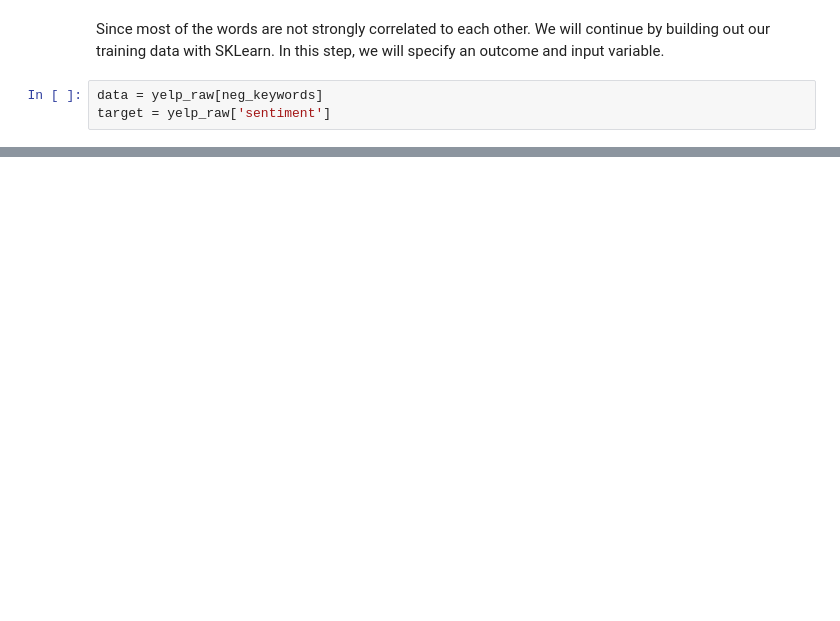
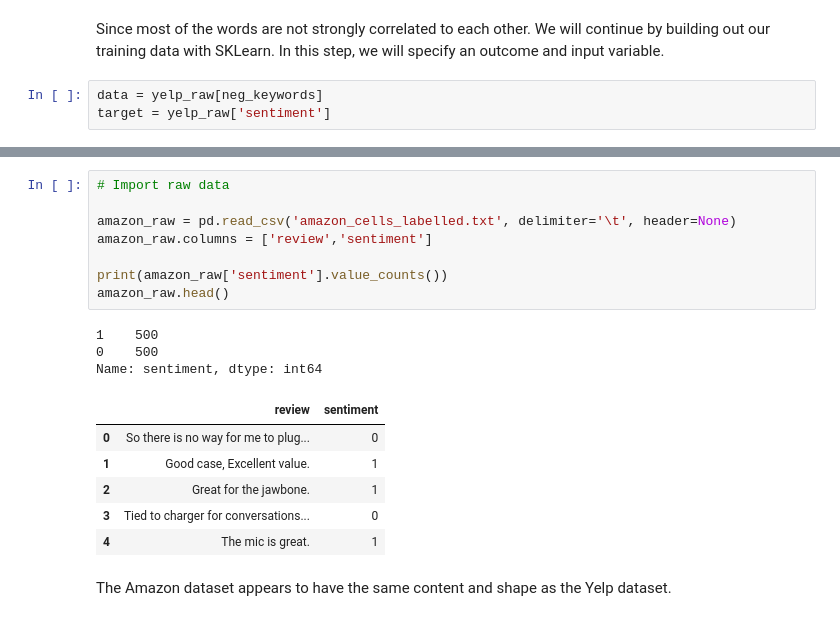
Before and after one commit to tsaw8/Thinkful_Project, a Jupyter notebook: Supervised learning: solving classification problems/Challenge sentiment analysis with Naive Bayes.ipynb, the cells around one changed output, grey strips where cells are left out. Cells and saved outputs as stored; diff of their text form; blank space fills up the shorter version.

Commit message:
Added testing model 2 and 3 to challenge sentiment analysis

```diff
--- a/Supervised learning: solving classification problems/Challenge sentiment analysis with Naive Bayes.ipynb
+++ b/Supervised learning: solving classification problems/Challenge sentiment analysis with Naive Bayes.ipynb
@@ -129,0 +195,20 @@ With our initial model, we missed classified 44.9% of the data points.
+# %%
+# Import raw data
+
+amazon_raw = pd.read_csv('amazon_cells_labelled.txt', delimiter='\t', header=None)
+amazon_raw.columns = ['review','sentiment']
+
+print(amazon_raw['sentiment'].value_counts())
+amazon_raw.head()
+# %% [output]
+1    500
+0    500
+Name: sentiment, dtype: int64
+|  | review | sentiment |
+| 0 | So there is no way for me to plug... | 0 |
+| 1 | Good case, Excellent value. | 1 |
+| 2 | Great for the jawbone. | 1 |
+| 3 | Tied to charger for conversations... | 0 |
+| 4 | The mic is great. | 1 |
+# %% [markdown]
+The Amazon dataset appears to have the same content and shape as the Yelp dataset.
```
Also changed, not shown: parts of 28 cells of this notebook, 1 other file.
